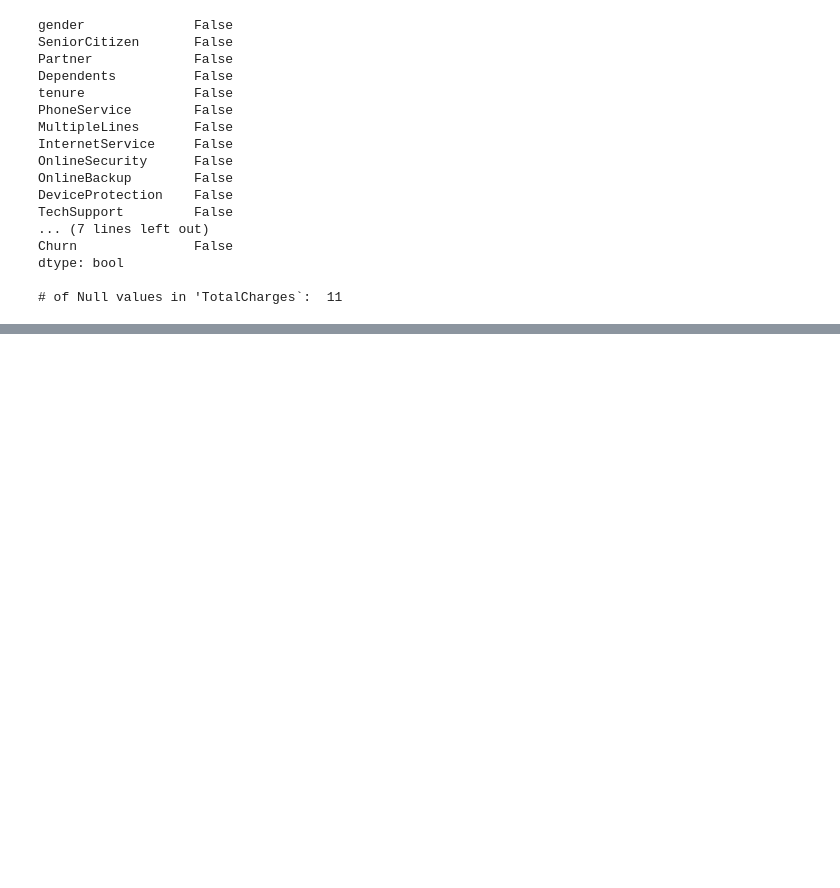
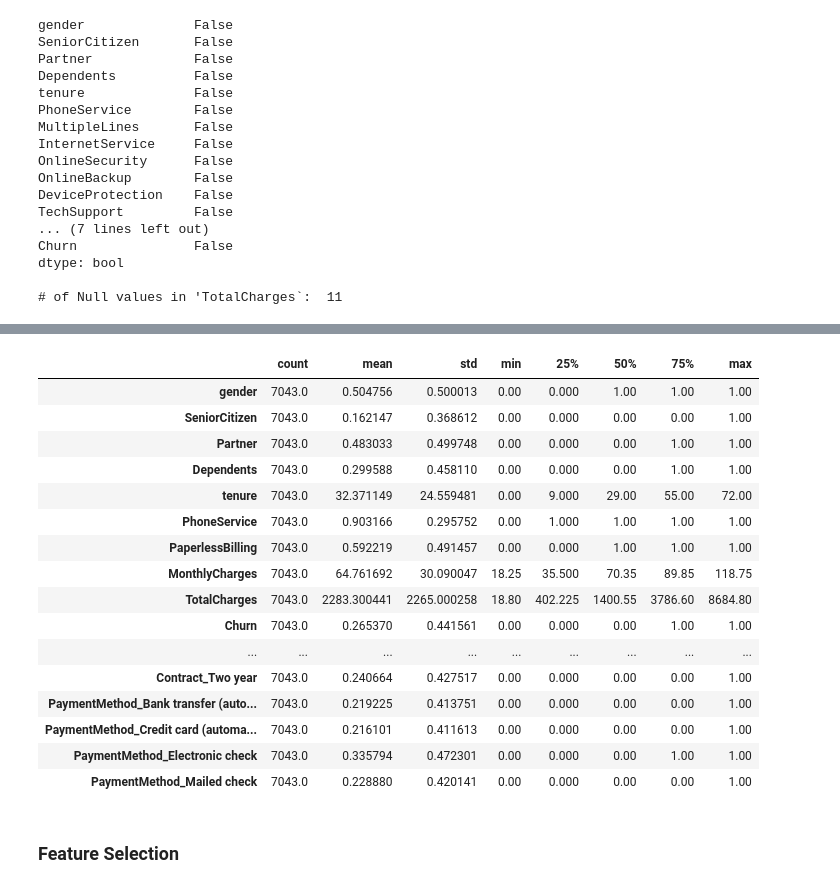
Before and after one commit to Greviansonula/Customer-Churn, a Jupyter notebook: Notebook.ipynb, the cells around one changed output, grey strips where cells are left out. Cells and saved outputs as stored; diff of their text form; code cells hidden in the pictures; blank space fills up the shorter version.

```diff
--- a/Notebook.ipynb
+++ b/Notebook.ipynb
@@ -103,0 +119,22 @@ data.head()
+# %%
+data.describe().T
+# %% [output]
+|  | count | mean | std | min | 25% | 50% | 75% | max |
+| gender | 7043.0 | 0.504756 | 0.500013 | 0.00 | 0.000 | 1.00 | 1.00 | 1.00 |
+| SeniorCitizen | 7043.0 | 0.162147 | 0.368612 | 0.00 | 0.000 | 0.00 | 0.00 | 1.00 |
+| Partner | 7043.0 | 0.483033 | 0.499748 | 0.00 | 0.000 | 0.00 | 1.00 | 1.00 |
+| Dependents | 7043.0 | 0.299588 | 0.458110 | 0.00 | 0.000 | 0.00 | 1.00 | 1.00 |
+| tenure | 7043.0 | 32.371149 | 24.559481 | 0.00 | 9.000 | 29.00 | 55.00 | 72.00 |
+| PhoneService | 7043.0 | 0.903166 | 0.295752 | 0.00 | 1.000 | 1.00 | 1.00 | 1.00 |
+| PaperlessBilling | 7043.0 | 0.592219 | 0.491457 | 0.00 | 0.000 | 1.00 | 1.00 | 1.00 |
+| MonthlyCharges | 7043.0 | 64.761692 | 30.090047 | 18.25 | 35.500 | 70.35 | 89.85 | 118.75 |
+| TotalCharges | 7043.0 | 2283.300441 | 2265.000258 | 18.80 | 402.225 | 1400.55 | 3786.60 | 8684.80 |
+| Churn | 7043.0 | 0.265370 | 0.441561 | 0.00 | 0.000 | 0.00 | 1.00 | 1.00 |
+| ... | ... | ... | ... | ... | ... | ... | ... | ... |
+| Contract_Two year | 7043.0 | 0.240664 | 0.427517 | 0.00 | 0.000 | 0.00 | 0.00 | 1.00 |
+| PaymentMethod_Bank transfer (auto... | 7043.0 | 0.219225 | 0.413751 | 0.00 | 0.000 | 0.00 | 0.00 | 1.00 |
+| PaymentMethod_Credit card (automa... | 7043.0 | 0.216101 | 0.411613 | 0.00 | 0.000 | 0.00 | 0.00 | 1.00 |
+| PaymentMethod_Electronic check | 7043.0 | 0.335794 | 0.472301 | 0.00 | 0.000 | 0.00 | 1.00 | 1.00 |
+| PaymentMethod_Mailed check | 7043.0 | 0.228880 | 0.420141 | 0.00 | 0.000 | 0.00 | 0.00 | 1.00 |
+# %% [markdown]
+### Feature Selection
```
Also changed, not shown: parts of 6 cells of this notebook.
